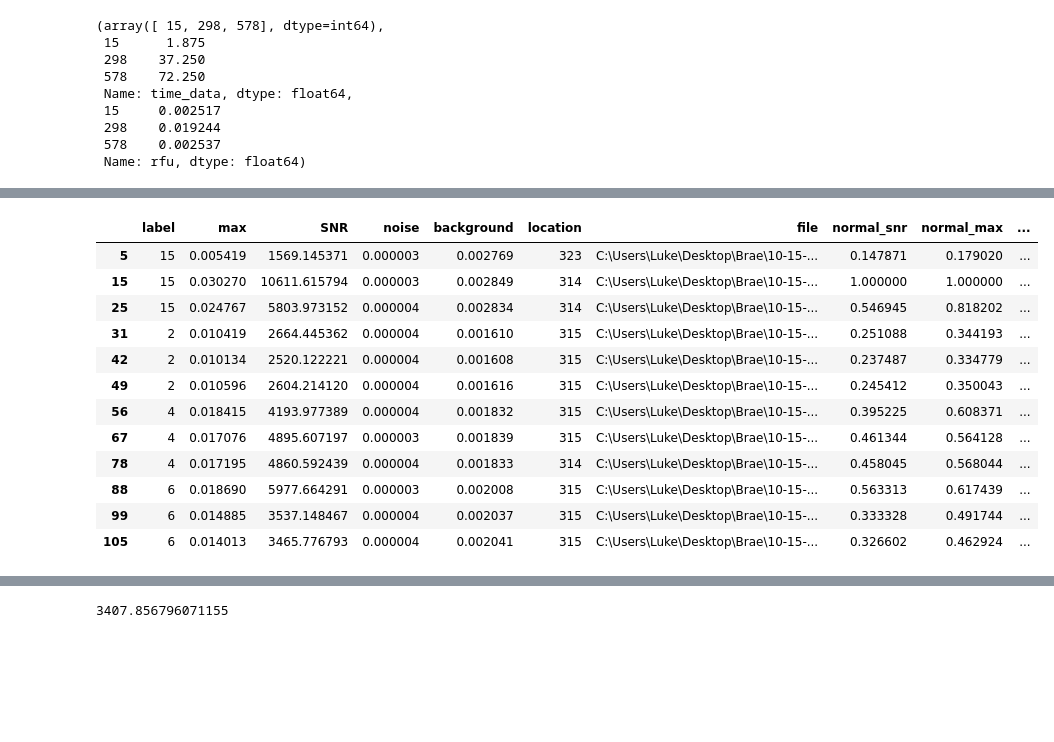
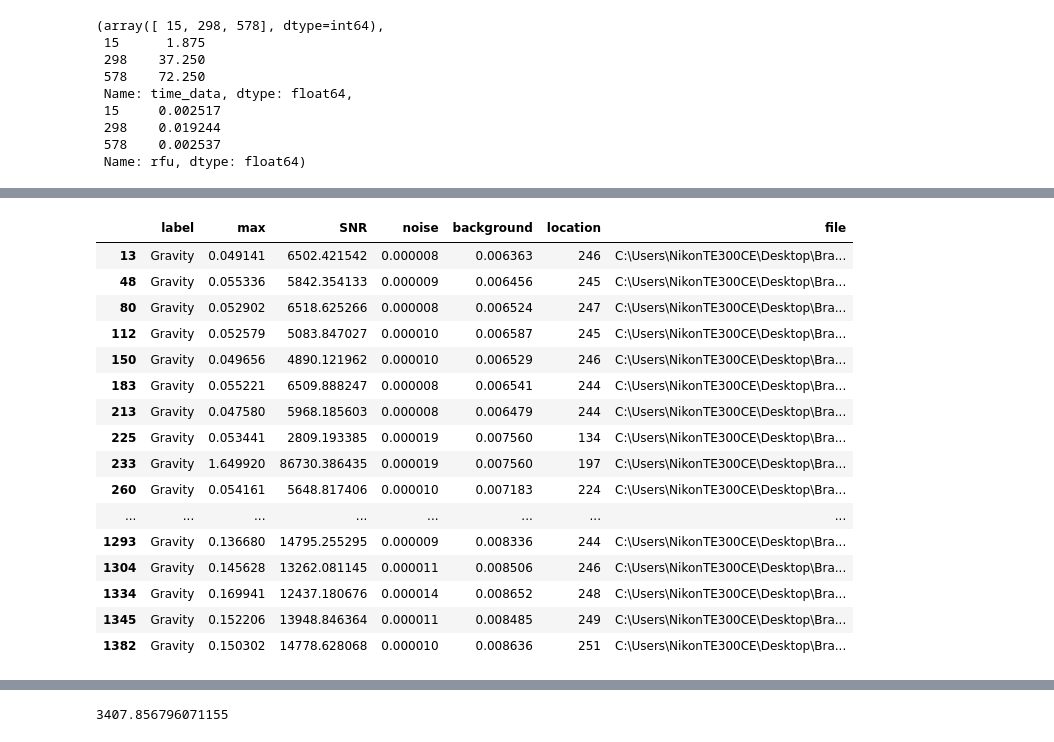
Before and after one commit to brae-pete/AutomatedCE, a Jupyter notebook: testing/Filter ME.ipynb, the cells around one changed output, grey strips where cells are left out. Drawn from its saved outputs; the diff is of its cells as text; code cells hidden in the pictures; blank space fills up the shorter version.

```diff
--- a/testing/Filter ME.ipynb
+++ b/testing/Filter ME.ipynb
@@ -50,9 +64,13 @@ def filter_savgol(separation, window_size: int, poly_order: int):
 # %%
 # BUTTER FILTER YOUR DATA
-DATA_FOLDER = r"C:\Users\Luke\Desktop\Brae\10-15-2020"
+CUTOFF = 0.8 # Hertz
+ORDER = 2 # filter order
+DATA_FOLDER = r"D:\Scripts\GigaCE\Home\2020-01d-14"
+
 for file in glob.glob(DATA_FOLDER+"\*.csv"):
     print(file)
     df = pd.read_csv(file)
-    df['rfu']=filter_butter(df, cutoff=0.8, order=2)
+    df = convert_gigace_data(df)
+    df['rfu']=filter_butter(df, cutoff=CUTOFF, order=ORDER)
     file_out = file[:-4]+'_filtered.csv'
     df.to_csv(file_out, index=False)
@@ -75,10 +77,14 @@ C:\Users\Luke\Desktop\Brae\10-15-2020\mixture_low_conductivity_sfd_00004.csv
 # %%
 # SAVINSKY GOLAY FILTER YOUR DATA
-DATA_FOLDER = r"C:\Users\Luke\Documents\Brae\9-17-2020"
+WINDOW_SIZE = 19 # size of window to use
+POLY_ORDER = 2 # polynomial to use
+DATA_FOLDER = r"C:\Users\Luke\Documents\Matt A\11_14_20 CE Data"
+
 
 for file in glob.glob(DATA_FOLDER+"\*.csv"):
     print(file)
     df = pd.read_csv(file)
-    df['rfu']=filter_savgol(df, window_size=19, poly_order=2)
+    df = convert_gigace_data(df)
+    df['rfu']=filter_savgol(df, window_size=WINDOW_SIZE, poly_order=POLY_ORDER)
     file_out = file[:-4]+'_filtered.csv'
     df.to_csv(file_out, index=False)
@@ -212,0 +305,15 @@ for file in glob.glob(DATA_FOLDER+"\*.csv"):
+# %%
+fig, ax = plt.subplots()
+sns.scatterplot(fluor_peak['normal_noise'], fluor_peak['normal_max'], hue=fluor_peak['label'])
+max_val = max(fluor_peak['normal_noise'].max(), fluor_peak['normal_max'].max())
+x = np.linspace(0, max_val)
+ax.plot(x,x, color='r', ls='--')
+ax.set_ylim(0,max_val*1.2)
+ax.set_xlim(0,max_val*1.2)
+ax.set_ylabel('Normalized Signal')
+ax.set_xlabel('Normalized Noise')
+ax.set_aspect('equal', adjustable='box')
+# %%
+hn, lbl = ax.get_legend_handles_labels()
+lbl[0]='Laser Power (mW)'
+ax.legend(hn,lbl)
@@ -213,24 +425,23 @@ for file in glob.glob(DATA_FOLDER+"\*.csv"):
 # %%
 df2 = pd.DataFrame(data)
-df2['label']=pd.to_numeric(df2['label'])
-df2['normal_snr']=df2['SNR']/max(df2['SNR'])
-df2['normal_max']=df2['max']/max(df2['max'])
-
-df2['normal_noise']=df2['noise']/max(df2['noise'])
-fluor_peak = df2[df2['location'].between(300, 450, inclusive=False)]
+fluor_peak = df2[df2['location'].between(0, 400, inclusive=False)]
 fluor_peak = fluor_peak[fluor_peak['SNR']>1000]
 fluor_peak
 # %% [output]
-|  | label | max | SNR | noise | background | location | file | normal_snr | normal_max | ... |
-| 5 | 15 | 0.005419 | 1569.145371 | 0.000003 | 0.002769 | 323 | C:\Users\Luke\Desktop\Brae\10-15-... | 0.147871 | 0.179020 | ... |
-| 15 | 15 | 0.030270 | 10611.615794 | 0.000003 | 0.002849 | 314 | C:\Users\Luke\Desktop\Brae\10-15-... | 1.000000 | 1.000000 | ... |
-| 25 | 15 | 0.024767 | 5803.973152 | 0.000004 | 0.002834 | 314 | C:\Users\Luke\Desktop\Brae\10-15-... | 0.546945 | 0.818202 | ... |
-| 31 | 2 | 0.010419 | 2664.445362 | 0.000004 | 0.001610 | 315 | C:\Users\Luke\Desktop\Brae\10-15-... | 0.251088 | 0.344193 | ... |
-| 42 | 2 | 0.010134 | 2520.122221 | 0.000004 | 0.001608 | 315 | C:\Users\Luke\Desktop\Brae\10-15-... | 0.237487 | 0.334779 | ... |
-| 49 | 2 | 0.010596 | 2604.214120 | 0.000004 | 0.001616 | 315 | C:\Users\Luke\Desktop\Brae\10-15-... | 0.245412 | 0.350043 | ... |
-| 56 | 4 | 0.018415 | 4193.977389 | 0.000004 | 0.001832 | 315 | C:\Users\Luke\Desktop\Brae\10-15-... | 0.395225 | 0.608371 | ... |
-| 67 | 4 | 0.017076 | 4895.607197 | 0.000003 | 0.001839 | 315 | C:\Users\Luke\Desktop\Brae\10-15-... | 0.461344 | 0.564128 | ... |
-| 78 | 4 | 0.017195 | 4860.592439 | 0.000004 | 0.001833 | 314 | C:\Users\Luke\Desktop\Brae\10-15-... | 0.458045 | 0.568044 | ... |
-| 88 | 6 | 0.018690 | 5977.664291 | 0.000003 | 0.002008 | 315 | C:\Users\Luke\Desktop\Brae\10-15-... | 0.563313 | 0.617439 | ... |
-| 99 | 6 | 0.014885 | 3537.148467 | 0.000004 | 0.002037 | 315 | C:\Users\Luke\Desktop\Brae\10-15-... | 0.333328 | 0.491744 | ... |
-| 105 | 6 | 0.014013 | 3465.776793 | 0.000004 | 0.002041 | 315 | C:\Users\Luke\Desktop\Brae\10-15-... | 0.326602 | 0.462924 | ... |
+|  | label | max | SNR | noise | background | location | file |
+| 13 | Gravity | 0.049141 | 6502.421542 | 0.000008 | 0.006363 | 246 | C:\Users\NikonTE300CE\Desktop\Bra... |
+| 48 | Gravity | 0.055336 | 5842.354133 | 0.000009 | 0.006456 | 245 | C:\Users\NikonTE300CE\Desktop\Bra... |
+| 80 | Gravity | 0.052902 | 6518.625266 | 0.000008 | 0.006524 | 247 | C:\Users\NikonTE300CE\Desktop\Bra... |
+| 112 | Gravity | 0.052579 | 5083.847027 | 0.000010 | 0.006587 | 245 | C:\Users\NikonTE300CE\Desktop\Bra... |
+| 150 | Gravity | 0.049656 | 4890.121962 | 0.000010 | 0.006529 | 246 | C:\Users\NikonTE300CE\Desktop\Bra... |
+| 183 | Gravity | 0.055221 | 6509.888247 | 0.000008 | 0.006541 | 244 | C:\Users\NikonTE300CE\Desktop\Bra... |
+| 213 | Gravity | 0.047580 | 5968.185603 | 0.000008 | 0.006479 | 244 | C:\Users\NikonTE300CE\Desktop\Bra... |
+| 225 | Gravity | 0.053441 | 2809.193385 | 0.000019 | 0.007560 | 134 | C:\Users\NikonTE300CE\Desktop\Bra... |
+| 233 | Gravity | 1.649920 | 86730.386435 | 0.000019 | 0.007560 | 197 | C:\Users\NikonTE300CE\Desktop\Bra... |
+| 260 | Gravity | 0.054161 | 5648.817406 | 0.000010 | 0.007183 | 224 | C:\Users\NikonTE300CE\Desktop\Bra... |
+| ... | ... | ... | ... | ... | ... | ... | ... |
+| 1293 | Gravity | 0.136680 | 14795.255295 | 0.000009 | 0.008336 | 244 | C:\Users\NikonTE300CE\Desktop\Bra... |
+| 1304 | Gravity | 0.145628 | 13262.081145 | 0.000011 | 0.008506 | 246 | C:\Users\NikonTE300CE\Desktop\Bra... |
+| 1334 | Gravity | 0.169941 | 12437.180676 | 0.000014 | 0.008652 | 248 | C:\Users\NikonTE300CE\Desktop\Bra... |
+| 1345 | Gravity | 0.152206 | 13948.846364 | 0.000011 | 0.008485 | 249 | C:\Users\NikonTE300CE\Desktop\Bra... |
+| 1382 | Gravity | 0.150302 | 14778.628068 | 0.000010 | 0.008636 | 251 | C:\Users\NikonTE300CE\Desktop\Bra... |
```
Also changed, not shown: parts of 29 cells of this notebook, 4 other files.
